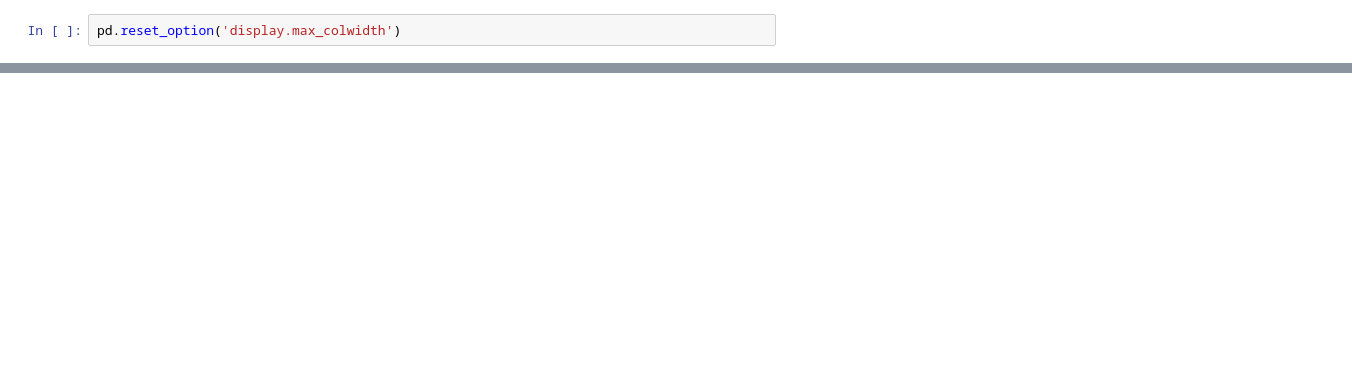
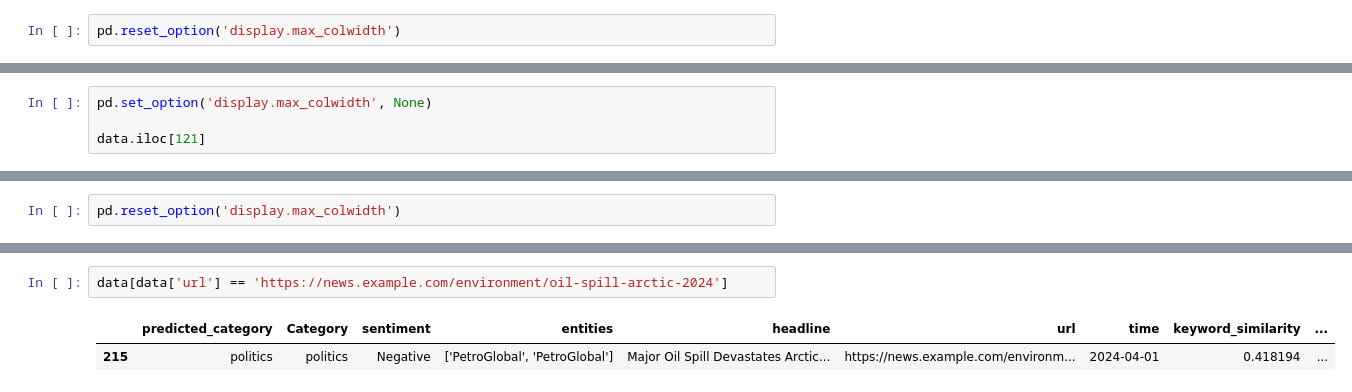
Before and after one commit to AntonWiklund1/nlp-scrapy, a Jupyter notebook: data_exploration/Data_Ecploration.ipynb, the cells around one changed output, grey strips where cells are left out. Drawn from its saved outputs; the diff is of its cells as text; blank space fills up the shorter version.

```diff
--- a/data_exploration/Data_Ecploration.ipynb
+++ b/data_exploration/Data_Ecploration.ipynb
@@ -145,0 +140,4 @@ data[data['Top_10'] == True].sort_values(by='keyword_similarity', ascending=Fals
+# %%
+pd.set_option('display.max_colwidth', None)
+
+data.iloc[121]
@@ -145,0 +158,2 @@ data[data['Top_10'] == True].sort_values(by='keyword_similarity', ascending=Fals
+# %%
+pd.reset_option('display.max_colwidth')
@@ -145,0 +174,5 @@ data[data['Top_10'] == True].sort_values(by='keyword_similarity', ascending=Fals
+# %%
+data[data['url'] == 'https://news.example.com/environment/oil-spill-arctic-2024']
+# %% [output]
+|  | predicted_category | Category | sentiment | entities | headline | url | time | keyword_similarity | ... |
+| 215 | politics | politics | Negative | ['PetroGlobal', 'PetroGlobal'] | Major Oil Spill Devastates Arctic... | https://news.example.com/environm... | 2024-04-01 | 0.418194 | ... |
```
Also changed, not shown: parts of 11 cells of this notebook, 8 other files.
